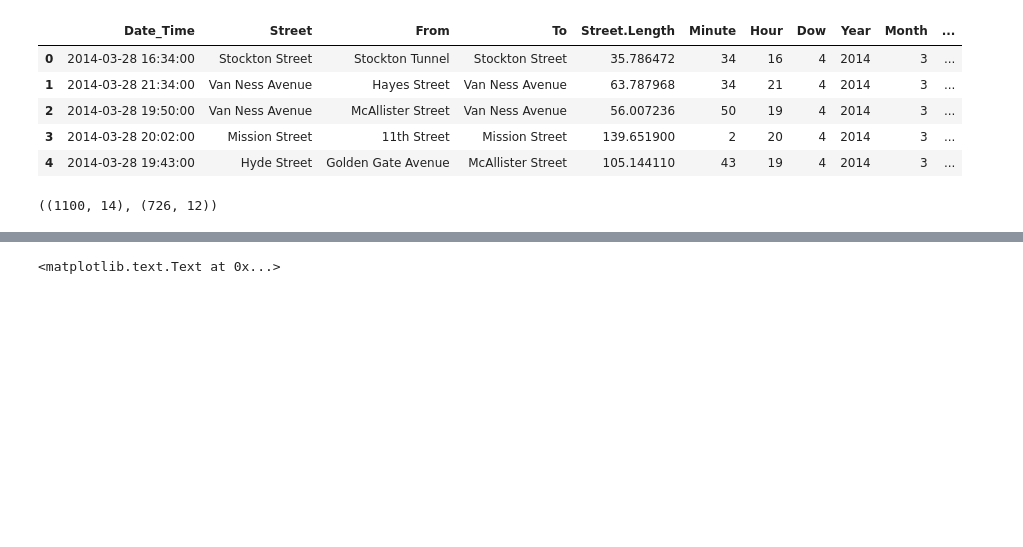
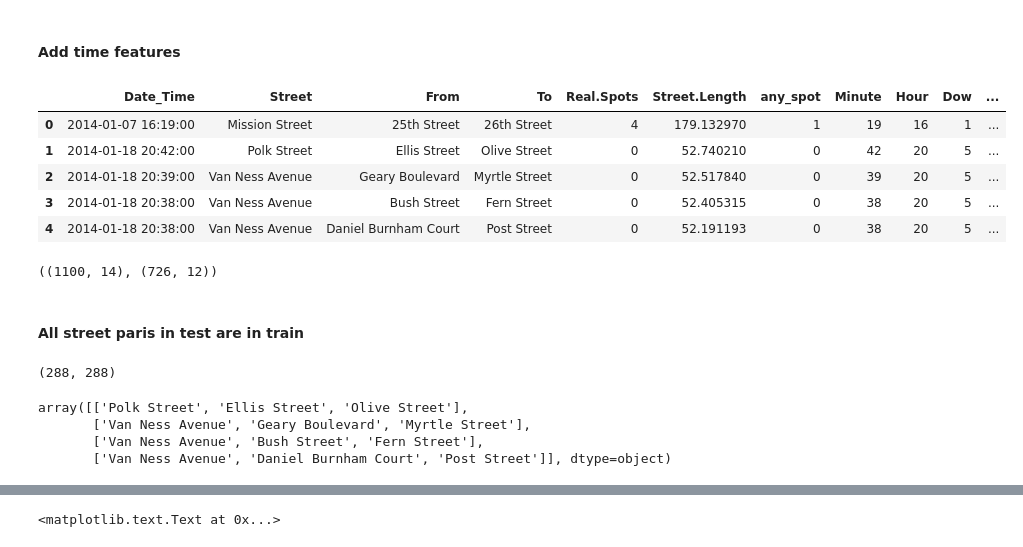
Before and after one commit to dyan10/SF-Parking-prediction-for-Parknav, a Jupyter notebook: Features/EDA.ipynb, the cells around one changed output, grey strips where cells are left out. Cells and saved outputs as stored; diff of their text form; code cells hidden in the pictures; blank space fills up the shorter version.

```diff
--- a/Features/EDA.ipynb
+++ b/Features/EDA.ipynb
@@ -11,6 +15,8 @@ def day_type(x):
         return 1
     else:
         return 0
+# %% [markdown]
+#### Add time features
 # %%
 train_raw = pd.read_csv('../data/train-parking.csv', parse_dates = [[3,4]], infer_datetime_format=True)
 train_raw['Minute'] = train_raw.Date_Time.dt.minute
@@ -27,19 +33,32 @@ test_raw['Dow'] = test_raw.Date_Time.dt.weekday
 test_raw['Year'] = test_raw.Date_Time.dt.year
 test_raw['Month'] = test_raw.Date_Time.dt.month
 test_raw['isweekend'] = test_raw['Dow'].apply(day_type)
-# %%
-test_raw.head()
-# %% [output]
-|  | Date_Time | Street | From | To | Street.Length | Minute | Hour | Dow | Year | Month | ... |
-| 0 | 2014-03-28 16:34:00 | Stockton Street | Stockton Tunnel | Stockton Street | 35.786472 | 34 | 16 | 4 | 2014 | 3 | ... |
-| 1 | 2014-03-28 21:34:00 | Van Ness Avenue | Hayes Street | Van Ness Avenue | 63.787968 | 34 | 21 | 4 | 2014 | 3 | ... |
-| 2 | 2014-03-28 19:50:00 | Van Ness Avenue | McAllister Street | Van Ness Avenue | 56.007236 | 50 | 19 | 4 | 2014 | 3 | ... |
-| 3 | 2014-03-28 20:02:00 | Mission Street | 11th Street | Mission Street | 139.651900 | 2 | 20 | 4 | 2014 | 3 | ... |
-| 4 | 2014-03-28 19:43:00 | Hyde Street | Golden Gate Avenue | McAllister Street | 105.144110 | 43 | 19 | 4 | 2014 | 3 | ... |
 # %%
 train_raw['date'] = train_raw.Date_Time.dt.date
 test_raw['date'] = test_raw.Date_Time.dt.date
+# %%
+train_raw.head()
+# %% [output]
+|  | Date_Time | Street | From | To | Real.Spots | Street.Length | any_spot | Minute | Hour | Dow | ... |
+| 0 | 2014-01-07 16:19:00 | Mission Street | 25th Street | 26th Street | 4 | 179.132970 | 1 | 19 | 16 | 1 | ... |
+| 1 | 2014-01-18 20:42:00 | Polk Street | Ellis Street | Olive Street | 0 | 52.740210 | 0 | 42 | 20 | 5 | ... |
+| 2 | 2014-01-18 20:39:00 | Van Ness Avenue | Geary Boulevard | Myrtle Street | 0 | 52.517840 | 0 | 39 | 20 | 5 | ... |
+| 3 | 2014-01-18 20:38:00 | Van Ness Avenue | Bush Street | Fern Street | 0 | 52.405315 | 0 | 38 | 20 | 5 | ... |
+| 4 | 2014-01-18 20:38:00 | Van Ness Avenue | Daniel Burnham Court | Post Street | 0 | 52.191193 | 0 | 38 | 20 | 5 | ... |
 # %%
 train_raw.shape,test_raw.shape
 # %% [output]
 ((1100, 14), (726, 12))
+# %% [markdown]
+#### All street paris in test are in train
+# %%
+train_raw[['Street','From','To']].drop_duplicates().size, test_raw[['Street','From','To']].drop_duplicates().size
+# %% [output]
+(288, 288)
+# %%
+train_raw[['Street','From','To']].drop_duplicates().values[1:5]
+# %% [output]
+array([['Polk Street', 'Ellis Street', 'Olive Street'],
+       ['Van Ness Avenue', 'Geary Boulevard', 'Myrtle Street'],
+       ['Van Ness Avenue', 'Bush Street', 'Fern Street'],
+       ['Van Ness Avenue', 'Daniel Burnham Court', 'Post Street']], dtype=object)
```
Also changed, not shown: parts of 10 cells of this notebook, 11 other files.
